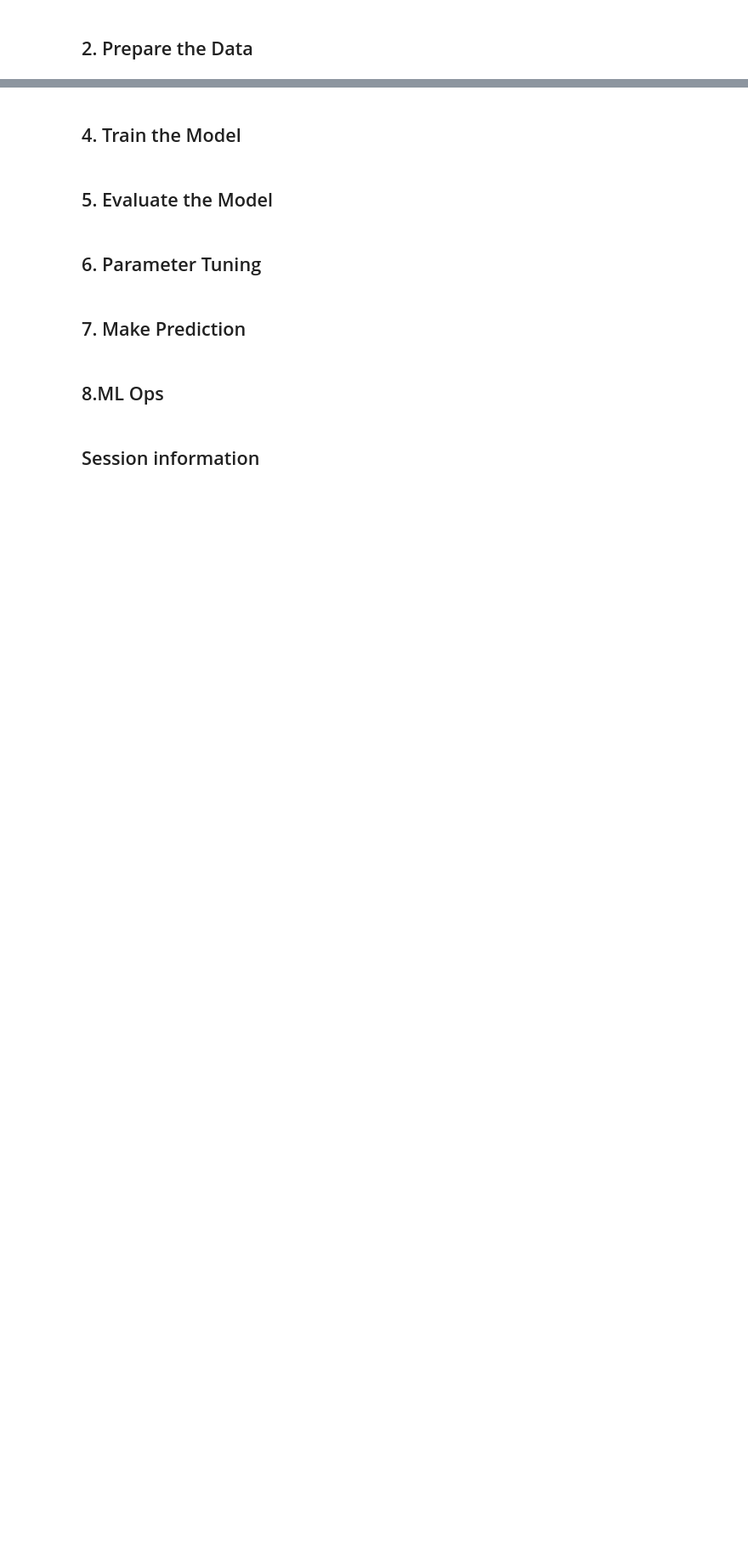
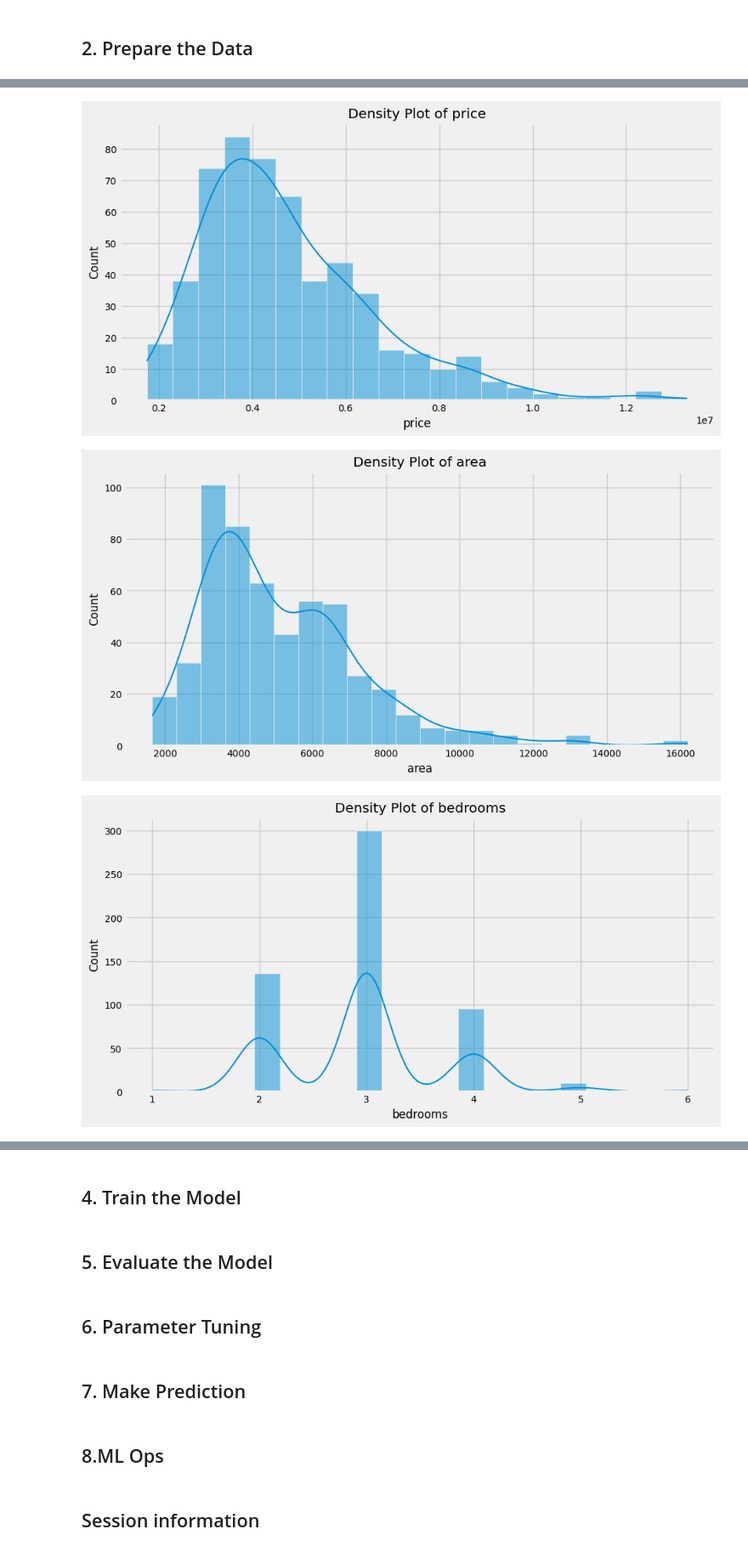
Before and after one commit to OskyRosky/MachineLearning, a Jupyter notebook: 2. Supervised Prediction/ML_2.ipynb, the cells around one changed output, grey strips where cells are left out. Shown: that part at 85% size. Saved outputs shown, nothing was run; the diff lists cells and outputs as text; code cells hidden in the pictures; blank space fills up the shorter version.

```diff
--- a/2. Supervised Prediction/ML_2.ipynb
+++ b/2. Supervised Prediction/ML_2.ipynb
@@ -59,0 +94,9 @@ warnings.filterwarnings('once')
+# %%
+# Load the CSV file
+Housing = pd.read_csv("Housing.csv")
+
+# print(Housing.head())
+
+# Define the target variable (Y) and the feature matrix (X)
+Y = Housing['price']
+X = Housing.drop('price', axis=1)
@@ -59,0 +141,20 @@ warnings.filterwarnings('once')
+# %%
+# Plotting cols
+for column in Housing.columns:
+    plt.figure(figsize=(10, 5))
+
+    # If the column is numeric, plot a density plot
+    if Housing[column].dtype != 'object':
+        sns.histplot(Housing[column], kde=True)
+        plt.title(f'Density Plot of {column}')
+
+    # If the column is categorical, plot a count plot
+    else:
+        sns.countplot(x=column, data=Housing)
+        plt.title(f'Percentage Plot of {column}')
+
+    plt.show()
+# %% [output]
+[figure, added]
+[figure, added]
+[figure, added]
```
Also changed, not shown: parts of 17 cells of this notebook, 1 other file.
